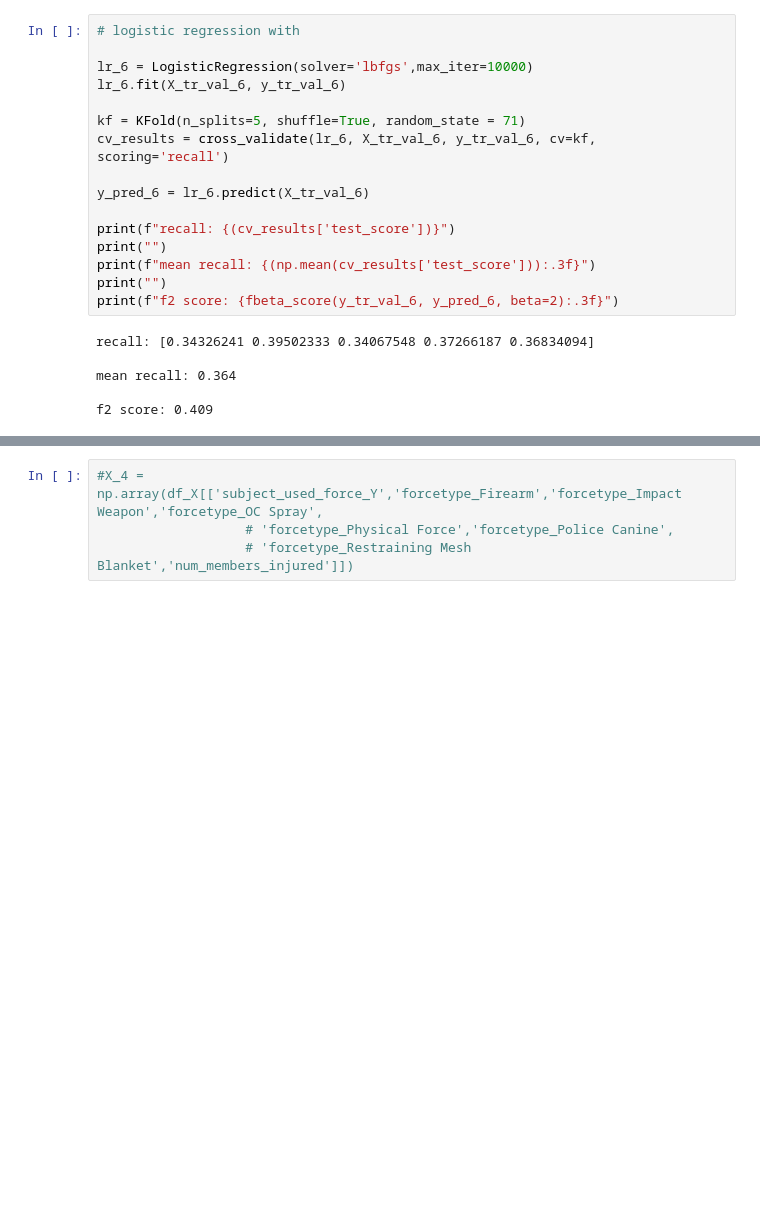
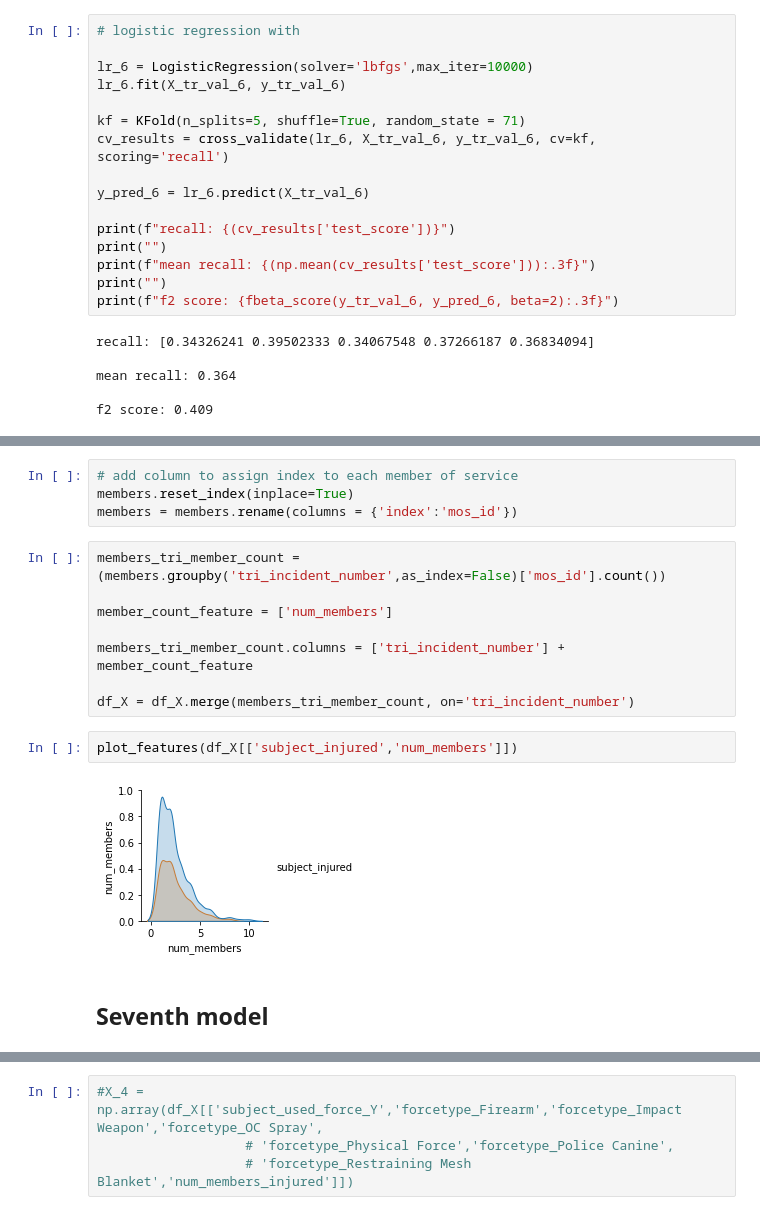
Before and after one commit to chloebs4590/Metis-Classification, a Jupyter notebook: nypd_use_of_force.ipynb, the cells around one changed output, grey strips where cells are left out. Drawn from its saved outputs; the diff is of its cells as text; blank space fills up the shorter version.

Commit message:
added more models

```diff
--- a/nypd_use_of_force.ipynb
+++ b/nypd_use_of_force.ipynb
@@ -944,0 +961,18 @@ f2 score: 0.409
+# %%
+# add column to assign index to each member of service
+members.reset_index(inplace=True)
+members = members.rename(columns = {'index':'mos_id'})
+# %%
+members_tri_member_count = (members.groupby('tri_incident_number',as_index=False)['mos_id'].count())
+
+member_count_feature = ['num_members']
+
+members_tri_member_count.columns = ['tri_incident_number'] + member_count_feature
+
+df_X = df_X.merge(members_tri_member_count, on='tri_incident_number')
+# %%
+plot_features(df_X[['subject_injured','num_members']])
+# %% [output]
+[figure, added]
+# %% [markdown]
+## Seventh model
```
Also changed, not shown: parts of 59 cells of this notebook.
